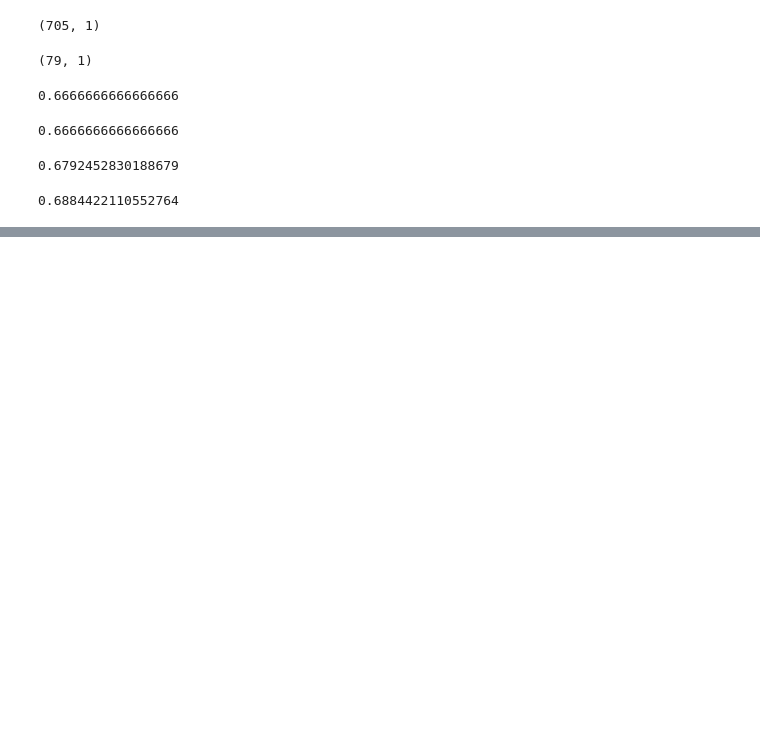
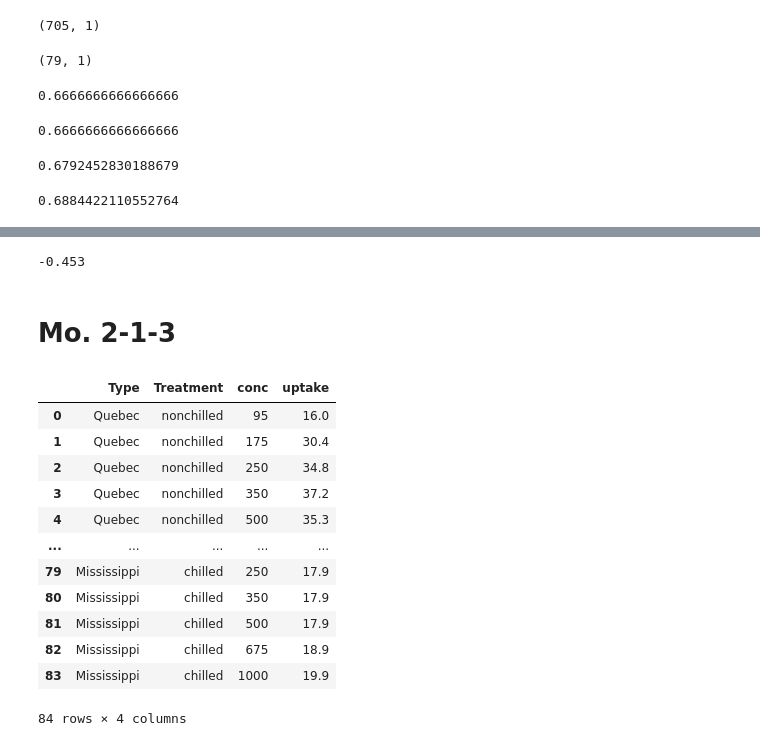
Before and after one commit to MumJetty/BigData, a Jupyter notebook: My Project/gfi01.ipynb, the cells around one changed output, grey strips where cells are left out. Saved outputs shown, nothing was run; the diff lists cells and outputs as text; code cells hidden in the pictures; blank space fills up the shorter version.

```diff
--- a/My Project/gfi01.ipynb
+++ b/My Project/gfi01.ipynb
@@ -845,0 +955,30 @@ f1_score(actual, y_pred)
+# %%
+# 결과 출력
+
+print(result)
+# %% [output]
+-0.453
+# %% [markdown]
+# Mo. 2-1-3
+# %%
+# (문제 ③) CO2 데이터셋을 불러와, Type컬럼이 Mississippi이면서 conc컬럼에서 백의 자리 또는 일의 자리가 5인 경우 레코드들의 수를 구하여라.
+
+import pandas as pd
+
+exam3 =  pd.read_csv(r'C:\빅데이터분석기사 실기 모의고사\data\모의고사\02회\CO2.csv')
+# %%
+exam3
+# %% [output]
+|  | Type | Treatment | conc | uptake |
+| 0 | Quebec | nonchilled | 95 | 16.0 |
+| 1 | Quebec | nonchilled | 175 | 30.4 |
+| 2 | Quebec | nonchilled | 250 | 34.8 |
+| 3 | Quebec | nonchilled | 350 | 37.2 |
+| 4 | Quebec | nonchilled | 500 | 35.3 |
+| ... | ... | ... | ... | ... |
+| 79 | Mississippi | chilled | 250 | 17.9 |
+| 80 | Mississippi | chilled | 350 | 17.9 |
+| 81 | Mississippi | chilled | 500 | 17.9 |
+| 82 | Mississippi | chilled | 675 | 18.9 |
+| 83 | Mississippi | chilled | 1000 | 19.9 |
+84 rows × 4 columns
```
Also changed, not shown: parts of 88 cells of this notebook, 1 other file.
